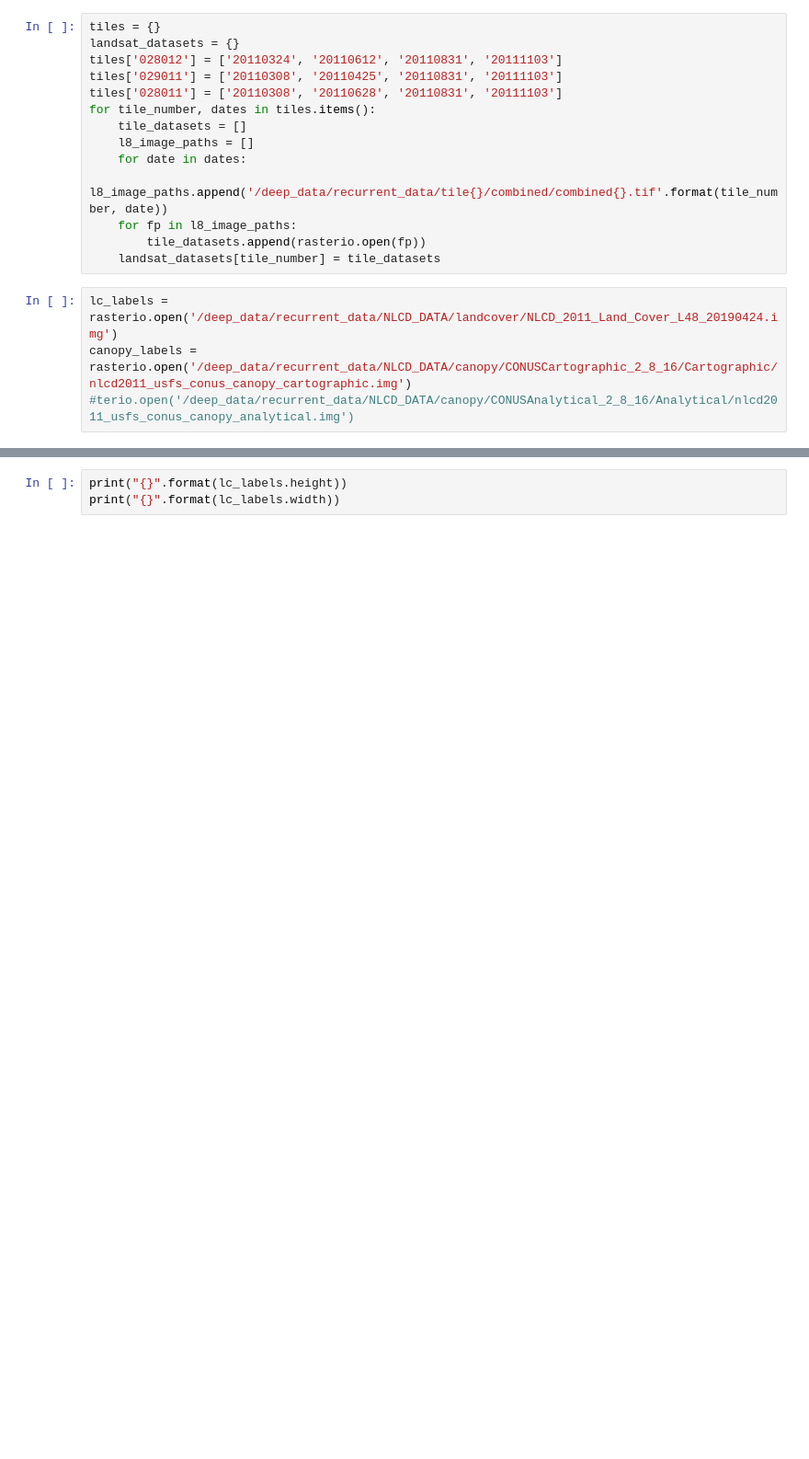
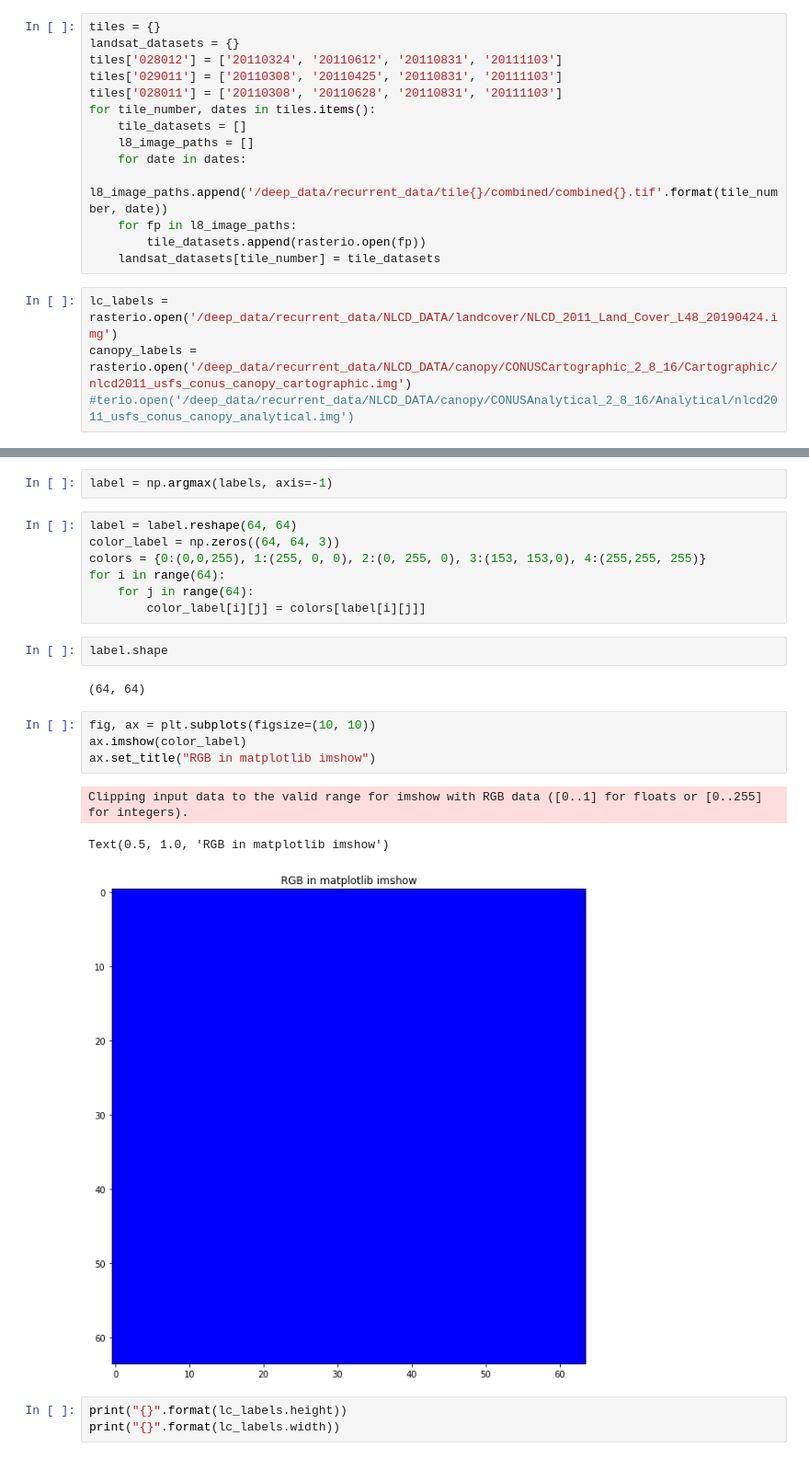
Before and after one commit to patrickcgray/landcover_rcnn, a Jupyter notebook: rcnn/rnn_data_processing.ipynb, the cells around one changed output, grey strips where cells are left out. Shown at 92% size. Saved outputs shown, nothing was run; the diff lists cells and outputs as text; blank space fills up the shorter version.

```diff
--- a/rcnn/rnn_data_processing.ipynb
+++ b/rcnn/rnn_data_processing.ipynb
@@ -137,3 +178,24 @@ generator = gen.tile_generator(new_px, 25)
+# %%
+label = np.argmax(labels, axis=-1)
+# %%
+label = label.reshape(64, 64)
+color_label = np.zeros((64, 64, 3))
+colors = {0:(0,0,255), 1:(255, 0, 0), 2:(0, 255, 0), 3:(153, 153,0), 4:(255,255, 255)}
+for i in range(64):
+    for j in range(64):
+        color_label[i][j] = colors[label[i][j]]
+# %%
+label.shape
+# %% [output]
+(64, 64)
+# %%
+fig, ax = plt.subplots(figsize=(10, 10))
+ax.imshow(color_label)
+ax.set_title("RGB in matplotlib imshow")
+# %% [output]
+Clipping input data to the valid range for imshow with RGB data ([0..1] for floats or [0..255] for integers).
+Text(0.5, 1.0, 'RGB in matplotlib imshow')
+[figure, added]
 # %%
 print("{}".format(lc_labels.height))
 print("{}".format(lc_labels.width))
```
Also changed, not shown: parts of 38 cells of this notebook, 7 other files.
